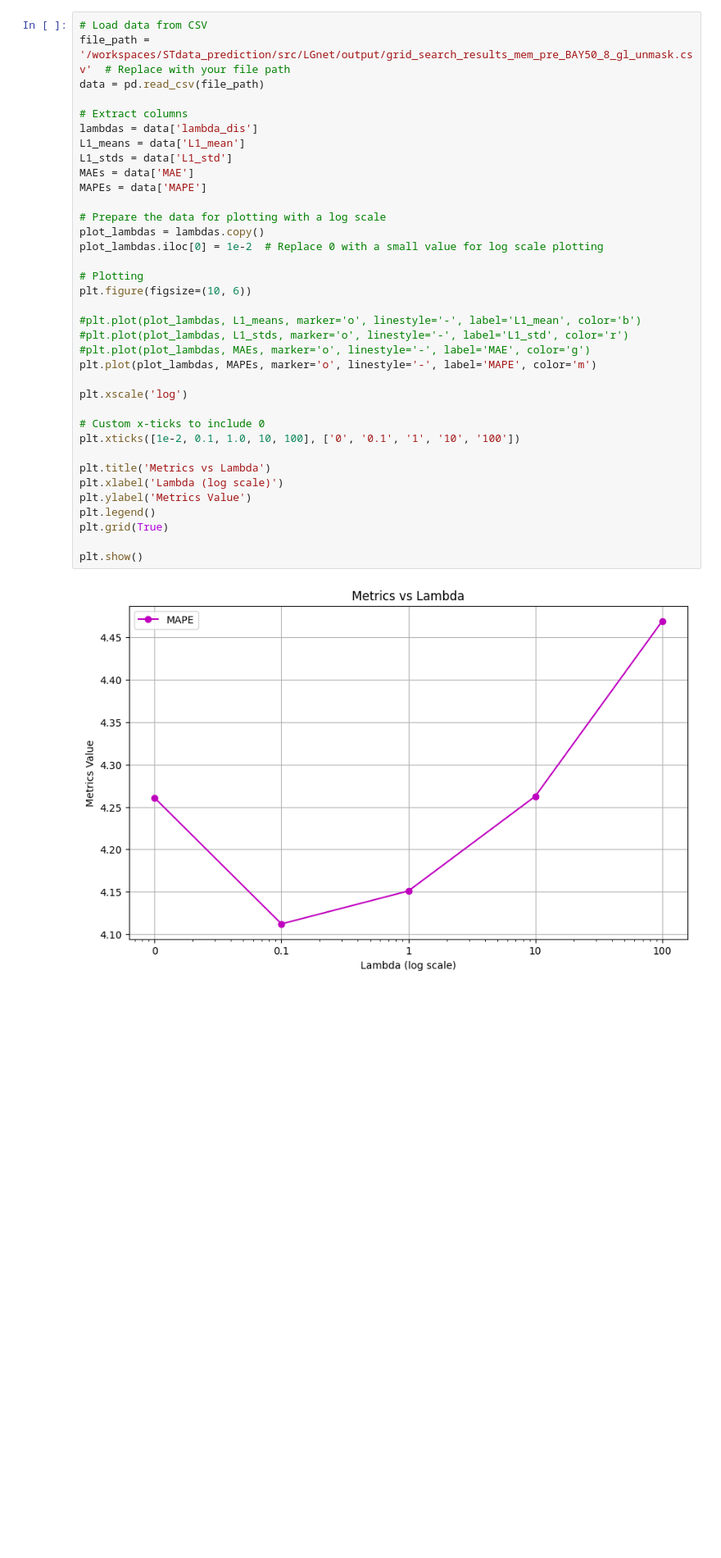
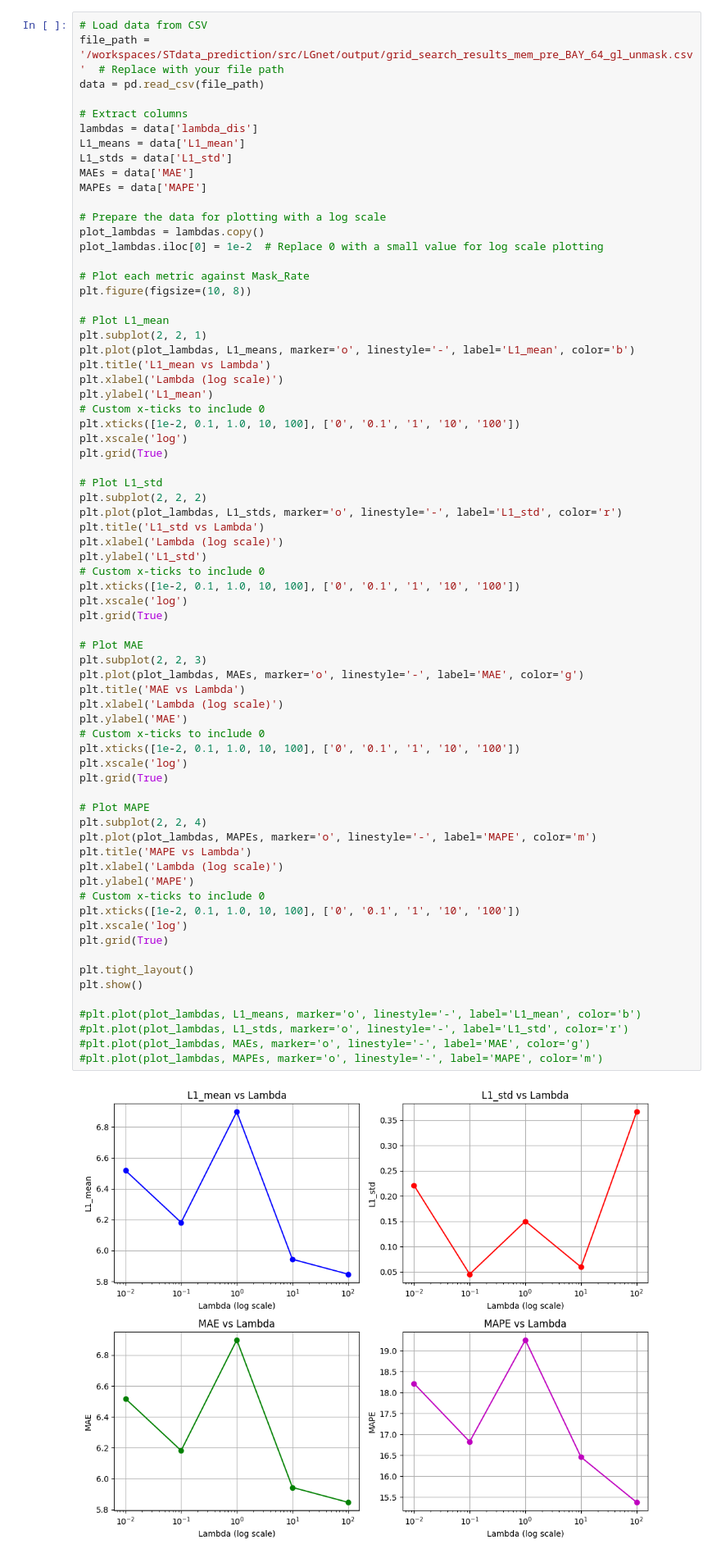
Before and after one commit to Shintaro0105/STdata_prediction, a Jupyter notebook: src/LGnet/graph.ipynb, the cells around one changed output. Shown: that part at 82% size. Saved outputs shown, nothing was run; the diff lists cells and outputs as text; blank space fills up the shorter version.

```diff
--- a/src/LGnet/graph.ipynb
+++ b/src/LGnet/graph.ipynb
@@ -245,38 +269,72 @@ plt.show()
 # %%
 # Load data from CSV
-file_path = '/workspaces/STdata_prediction/src/LGnet/output/grid_search_results_mem_pre_BAY50_8_gl_unmask.csv'  # Replace with your file path
+file_path = '/workspaces/STdata_prediction/src/LGnet/output/grid_search_results_mem_pre_BAY_64_gl_unmask.csv'  # Replace with your file path
 data = pd.read_csv(file_path)
 
 # Extract columns
 lambdas = data['lambda_dis']
 L1_means = data['L1_mean']
 L1_stds = data['L1_std']
 MAEs = data['MAE']
 MAPEs = data['MAPE']
 
 # Prepare the data for plotting with a log scale
 plot_lambdas = lambdas.copy()
 plot_lambdas.iloc[0] = 1e-2  # Replace 0 with a small value for log scale plotting
 
-# Plotting
-plt.figure(figsize=(10, 6))
+# Plot each metric against Mask_Rate
+plt.figure(figsize=(10, 8))
+
+# Plot L1_mean
+plt.subplot(2, 2, 1)
+plt.plot(plot_lambdas, L1_means, marker='o', linestyle='-', label='L1_mean', color='b')
+plt.title('L1_mean vs Lambda')
+plt.xlabel('Lambda (log scale)')
+plt.ylabel('L1_mean')
+# Custom x-ticks to include 0
+plt.xticks([1e-2, 0.1, 1.0, 10, 100], ['0', '0.1', '1', '10', '100'])
+plt.xscale('log')
+plt.grid(True)
+
+# Plot L1_std
+plt.subplot(2, 2, 2)
+plt.plot(plot_lambdas, L1_stds, marker='o', linestyle='-', label='L1_std', color='r')
+plt.title('L1_std vs Lambda')
+plt.xlabel('Lambda (log scale)')
+plt.ylabel('L1_std')
+# Custom x-ticks to include 0
+plt.xticks([1e-2, 0.1, 1.0, 10, 100], ['0', '0.1', '1', '10', '100'])
+plt.xscale('log')
+plt.grid(True)
+
+# Plot MAE
+plt.subplot(2, 2, 3)
+plt.plot(plot_lambdas, MAEs, marker='o', linestyle='-', label='MAE', color='g')
+plt.title('MAE vs Lambda')
+plt.xlabel('Lambda (log scale)')
+plt.ylabel('MAE')
+# Custom x-ticks to include 0
+plt.xticks([1e-2, 0.1, 1.0, 10, 100], ['0', '0.1', '1', '10', '100'])
+plt.xscale('log')
+plt.grid(True)
+
+# Plot MAPE
+plt.subplot(2, 2, 4)
+plt.plot(plot_lambdas, MAPEs, marker='o', linestyle='-', label='MAPE', color='m')
+plt.title('MAPE vs Lambda')
+plt.xlabel('Lambda (log scale)')
+plt.ylabel('MAPE')
+# Custom x-ticks to include 0
+plt.xticks([1e-2, 0.1, 1.0, 10, 100], ['0', '0.1', '1', '10', '100'])
+plt.xscale('log')
+plt.grid(True)
+
+plt.tight_layout()
+plt.show()
 
 #plt.plot(plot_lambdas, L1_means, marker='o', linestyle='-', label='L1_mean', color='b')
 #plt.plot(plot_lambdas, L1_stds, marker='o', linestyle='-', label='L1_std', color='r')
 #plt.plot(plot_lambdas, MAEs, marker='o', linestyle='-', label='MAE', color='g')
-plt.plot(plot_lambdas, MAPEs, marker='o', linestyle='-', label='MAPE', color='m')
-
-plt.xscale('log')
-
-# Custom x-ticks to include 0
-plt.xticks([1e-2, 0.1, 1.0, 10, 100], ['0', '0.1', '1', '10', '100'])
-
-plt.title('Metrics vs Lambda')
-plt.xlabel('Lambda (log scale)')
-plt.ylabel('Metrics Value')
-plt.legend()
-plt.grid(True)
-
-plt.show()
+#plt.plot(plot_lambdas, MAPEs, marker='o', linestyle='-', label='MAPE', color='m')
 # %% [output]
-[figure, old version]
+[figure, new version]
```
Also changed, not shown: parts of 2 cells of this notebook, 2 other files.
